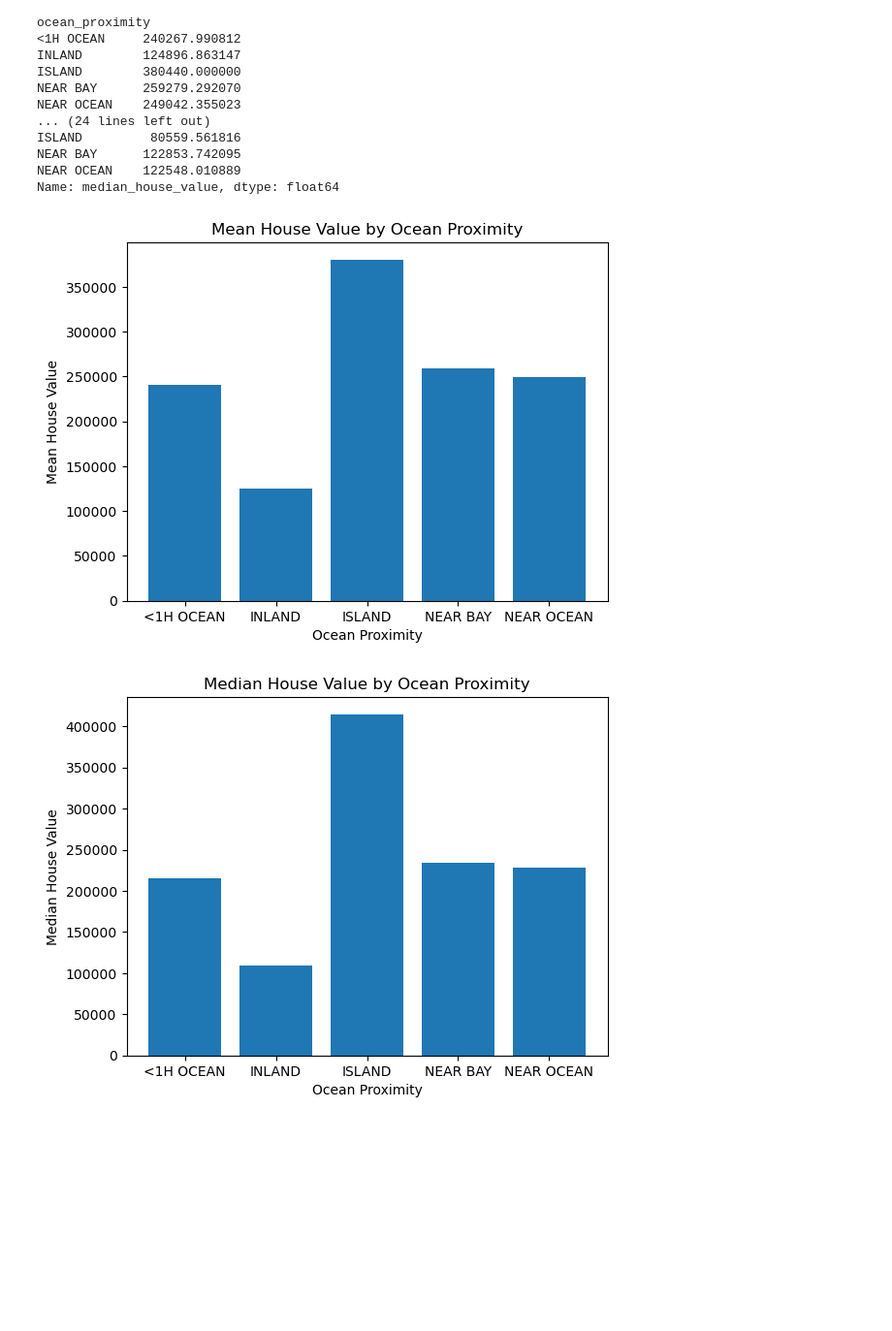
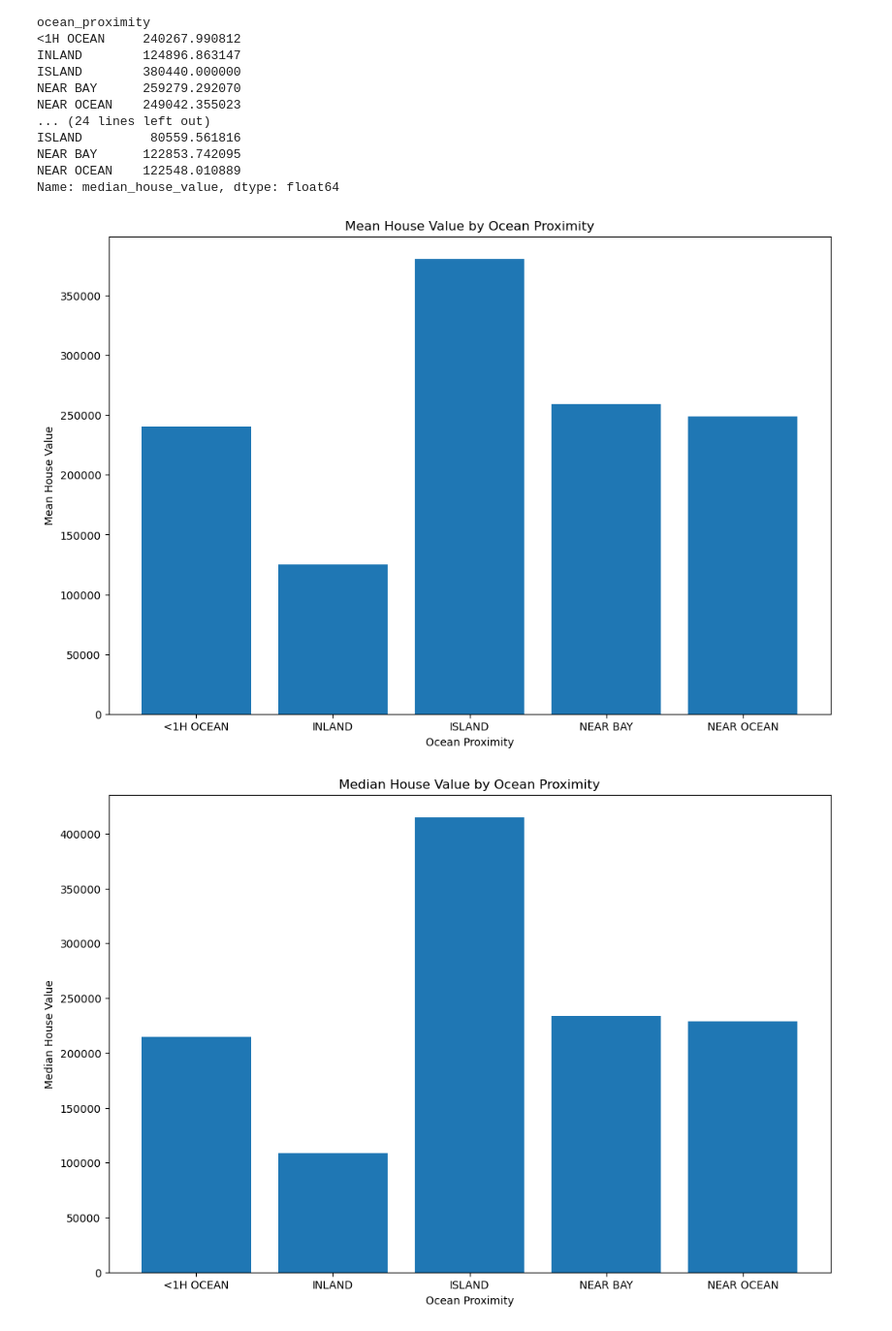
Before and after one commit to Salok27/CSE_final_project, a Jupyter notebook: notebooks/main.ipynb, the cells around one changed output. Shown at 97% size. Saved outputs shown, nothing was run; the diff lists cells and outputs as text; code cells hidden in the pictures; blank space fills up the shorter version.

```diff
--- a/notebooks/main.ipynb
+++ b/notebooks/main.ipynb
@@ -93,6 +94,8 @@ NEAR OCEAN    122548.010889
 Name: median_house_value, dtype: float64
 # %%
 # bar charts to visualize the mean and median house values by ocean proximity
+plt.rcParams["figure.figsize"] = (12, 8)
+
 plt.bar(dmean.index, dmean.values)
 plt.xlabel("Ocean Proximity")
 plt.ylabel("Mean House Value")
@@ -104,32 +107,39 @@ plt.xlabel("Ocean Proximity")
 plt.ylabel("Median House Value")
 plt.title("Median House Value by Ocean Proximity")
 plt.show()
 
 # histogram to visualize the distribution of median house values
 plt.hist(data["median_house_value"])
 plt.xlabel("Median House Value")
 plt.ylabel("Frequency")
 plt.title("Histogram of Median House Value")
 plt.show()
 
 # scatter plot to visualize the relationship between median income and median house value
 plt.scatter(data["median_income"], data["median_house_value"])
 plt.xlabel("Median Income")
 plt.ylabel("Median House Value")
 plt.title("Relationship between Median Income and Median House Value")
 plt.show()
 
 # box plot to visualize the distribution of median house values
 plt.boxplot(data["median_house_value"])
 plt.ylabel("Median House Value")
 plt.title("Boxplot of Median House Value")
 plt.show()
 
 # box plot to visualize the distribution of median house values by ocean proximity
 data.boxplot(column="median_house_value", by="ocean_proximity")
 plt.xlabel("Ocean Proximity")
 plt.ylabel("Median House Value")
 plt.show()
+
+# Correlation between features
+data = pd.get_dummies(data, columns=["ocean_proximity"], drop_first=True)
+correlation = data.corr(numeric_only=True)
+sns.heatmap(correlation, annot=True, cmap="coolwarm")
+plt.title("Correlation Heatmap")
+plt.show()
 # %% [output]
-[figure, old version]
+[figure, new version]
-[figure, old version]
+[figure, new version]
```
Also changed, not shown: parts of 5 cells of this notebook, 1 other file.
